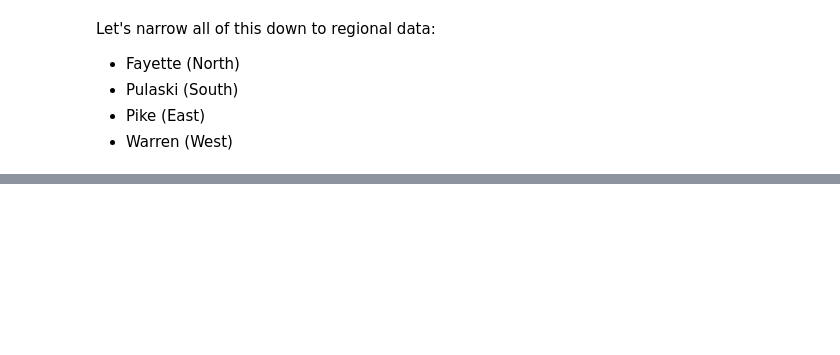
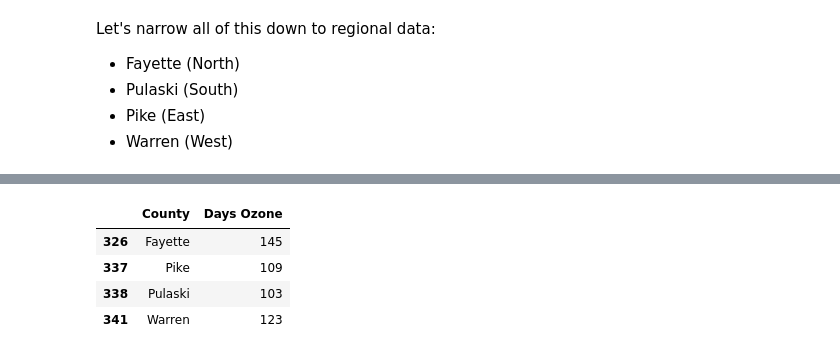
Before and after one commit to DaviLeeAnn/air_quality_and_hospital_admission_rates, a Jupyter notebook: Notebooks/air_quality_and_hospital_admission_rates_in_2022.ipynb, the cells around one changed output, grey strips where cells are left out. Cells and saved outputs as stored; diff of their text form; code cells hidden in the pictures; blank space fills up the shorter version.

```diff
--- a/Notebooks/air_quality_and_hospital_admission_rates_in_2022.ipynb
+++ b/Notebooks/air_quality_and_hospital_admission_rates_in_2022.ipynb
@@ -245,0 +264,8 @@ Let's narrow all of this down to regional data:
+# %%
+ky_ozone.head()
+# %% [output]
+|  | County | Days Ozone |
+| 326 | Fayette | 145 |
+| 337 | Pike | 109 |
+| 338 | Pulaski | 103 |
+| 341 | Warren | 123 |
```
Also changed, not shown: parts of 6 cells of this notebook, 1 other file.
